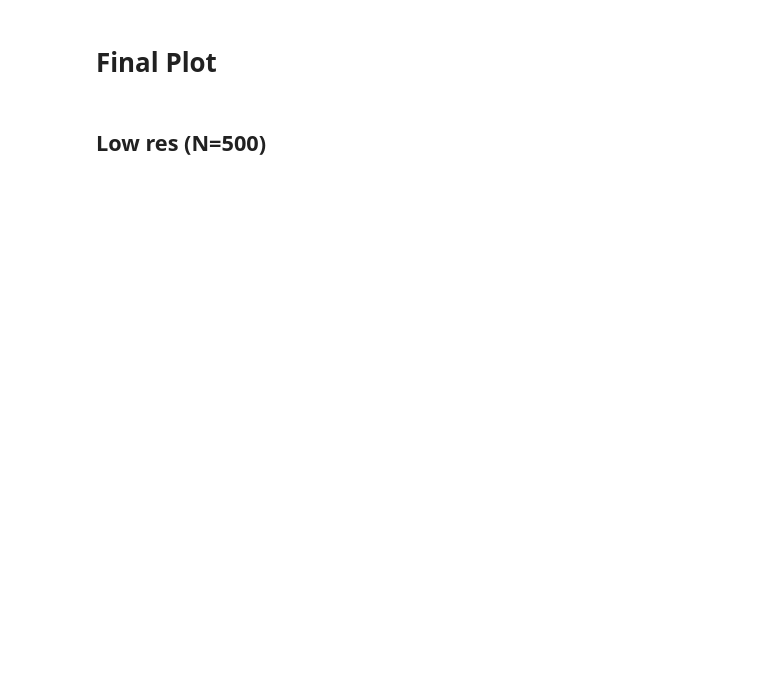
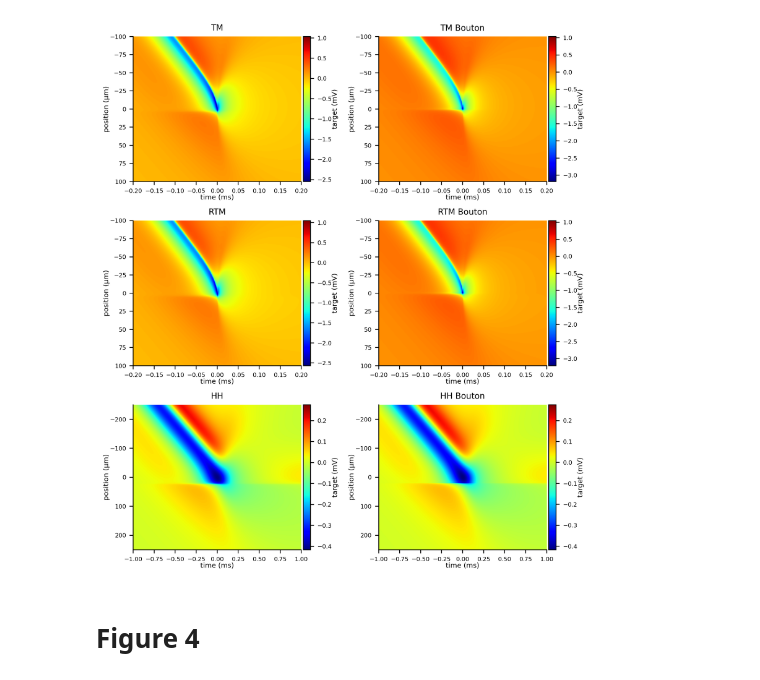
Before and after one commit to moritz-s/Pyoelectricity, a Jupyter notebook: end-shaft-plots.ipynb, the cells around one changed output. Cells and saved outputs as stored; diff of their text form; code cells hidden in the pictures; blank space fills up the shorter version.

```diff
--- a/end-shaft-plots.ipynb
+++ b/end-shaft-plots.ipynb
@@ -121,0 +109,15 @@ t            (9,) |           0. s |          8. ms |           0. s |
+# %%
+for f in results:
+    result = results[f]
+    # Calculate v and lambda_star from simulation
+    v_p, lambda_star = pel.get_velocity(M=None,
+                           make_plots=True,
+                           is_collision=False,
+                           time_m=result['source_t'],
+                           x_m=result['source_x'],
+                           v_m=result['source_v'],
+                           figsize=(10,3)
+                          )
+    plt.suptitle(f);
+    plt.tight_layout()
+    break
@@ -320,6 +129,56 @@ plt.close('all');
-# %% [markdown]
-# Final Plot
-# %% [markdown]
-## Low res (N=500)
+# %%
+def putimg(title, result, ax, dt=0.6, dy=100, clbl='target (mV)', **kwargs):
+    ax.set_title(title)
+    v = result['target_v']/br.mV
+    ix, it = np.unravel_index(np.argmin(v, axis=None), v.shape)
+    t0 = result['target_t'][it]/br.ms
+    x0 = result['target_x'][ix]/br.um
+    im0 = ax.imshow(v,
+                    extent=[(result['target_t'][0])/br.ms -t0,
+                            (result['target_t'][-1])/br.ms -t0,
+                            (result['target_x'][-1])/br.um -x0,
+                            (result['target_x'][0])/br.um -x0,
+                           ],
+                    aspect='auto',
+                    interpolation='none',
+                    #vmin=-10,
+                    cmap='jet',
+                    **kwargs
+                   )
+
+    #ax.axhline(result['target_x'][ix]/br.um - x0, ls = '--')
+    #ax.axvline(result['target_t'][it]/br.ms - t0, ls = '--')
+    ax.set_xlim(-dt, +dt)
+    ax.set_ylim(dy, -dy)
+    ax.set_ylabel("position (µm)")
+    ax.set_xlabel("time (ms)")
+
+    fig.colorbar(im0, ax=ax, pad=0.01, label=clbl)
+
+
+with plt.style.context('plot_style.txt'):
+    cm = 1/2.54 # 11.4 or 17.8
+    fig, axs = plt.subplots(3,2, figsize=(17.8*cm, 20*cm))#, sharey=True, sharex='col')
+
+    putimg('TM', results['1um_2k--tm.h5'],
+           axs[0,0], dt=0.2)# label=r'$1.0$')
+    putimg('RTM', results['1um_2k--rtm-0.50.h5'],
+           axs[1,0], dt=0.2)# label=r'$1.0$')
+    putimg('HH', results['1um_2k--hh.h5'],
+           axs[2,0], dt=1, dy=250)# label=r'$1.0$')
+    putimg('TM Bouton', results['1um_2k-otm.h5'],
+           axs[0,1], dt=0.2)# label=r'$1.0$')
+    putimg('RTM Bouton', results['1um_2k-ortm-0.50.h5'],
+           axs[1,1], dt=0.2)# label=r'$1.0$')
+    putimg('HH Bouton', results['1um_2k-ohh.h5'],
+           axs[2,1], dt=1, dy=250)# label=r'$1.0$')
+
+    plt.tight_layout()
+    plt.savefig("SI-purkinje.pdf")
+    plt.show()
+# %% [output]
+[figure, added]
+# %% [markdown]
+# Figure 4
 # %%
 # Create figure
```
Also changed, not shown: parts of 27 cells of this notebook.
